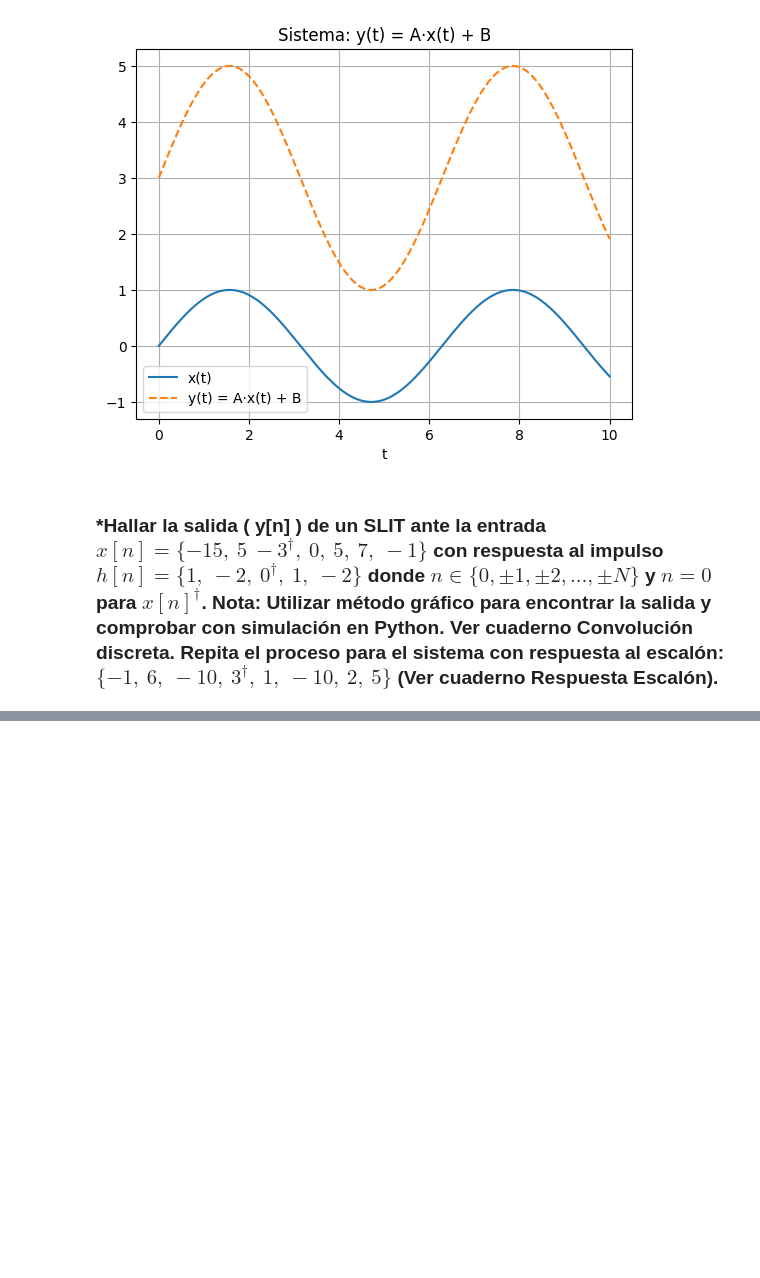
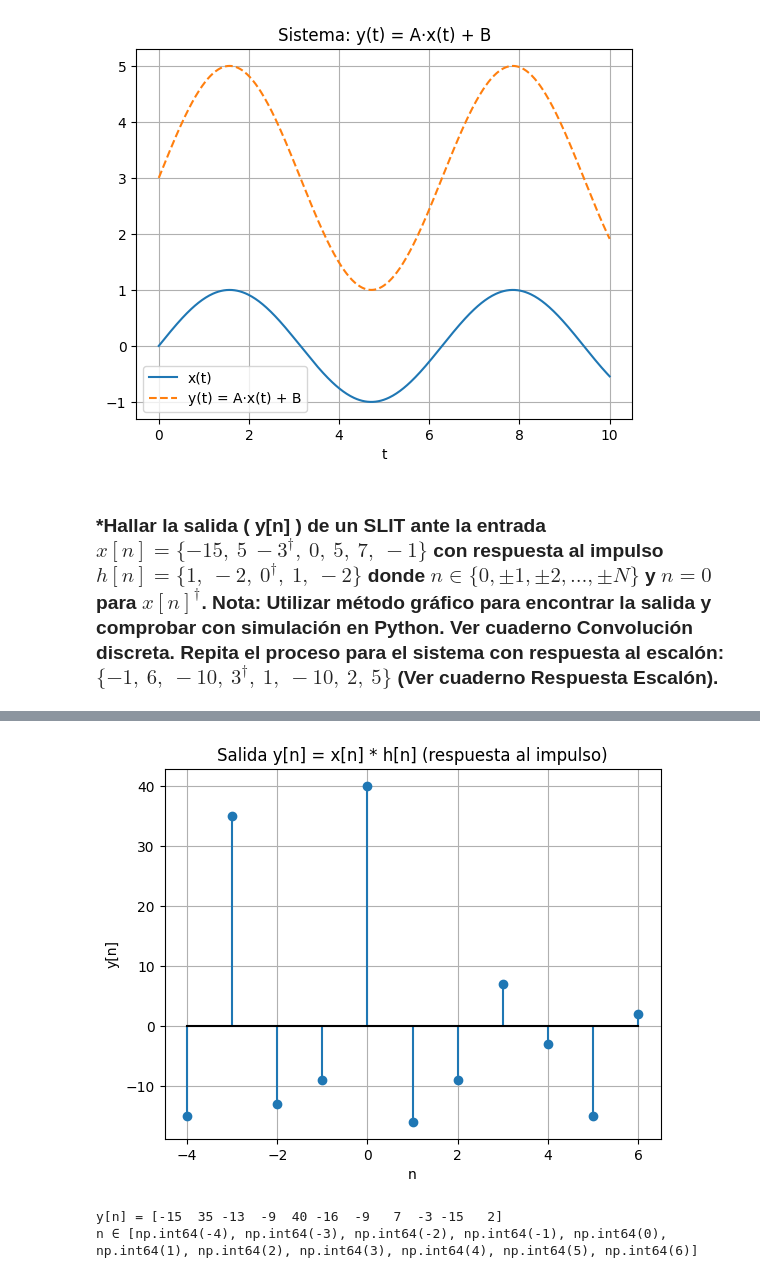
Before and after one commit to laduqueo/Senales_y_Sistemas, a Jupyter notebook: ejercicios_Laplace.ipynb, the cells around one changed output, grey strips where cells are left out. Drawn from its saved outputs; the diff is of its cells as text; code cells hidden in the pictures; blank space fills up the shorter version.

```diff
--- a/ejercicios_Laplace.ipynb
+++ b/ejercicios_Laplace.ipynb
@@ -397,0 +444,27 @@ plt.show()
+# %%
+import numpy as np
+import matplotlib.pyplot as plt
+
+# Entrada x[n] y respuesta al impulso h[n]
+x = np.array([-15, 5, -3, 0, 5, 7, -1])     # n = -2 a 4
+h = np.array([1, -2, 0, 1, -2])             # n = -2 a 2
+
+# Convolución
+y = np.convolve(x, h)
+n_y = np.arange(-4, 7)
+
+# Graficar
+plt.stem(n_y, y, basefmt="k")
+plt.title("Salida y[n] = x[n] * h[n] (respuesta al impulso)")
+plt.xlabel("n")
+plt.ylabel("y[n]")
+plt.grid(True)
+plt.show()
+
+# Mostrar resultado
+print(f"y[n] = {y}")
+print(f"n ∈ {list(n_y)}")
+# %% [output]
+[figure, added]
+y[n] = [-15  35 -13  -9  40 -16  -9   7  -3 -15   2]
+n ∈ [np.int64(-4), np.int64(-3), np.int64(-2), np.int64(-1), np.int64(0), np.int64(1), np.int64(2), np.int64(3), np.int64(4), np.int64(5), np.int64(6)]
```
Also changed, not shown: parts of 3 cells of this notebook.
